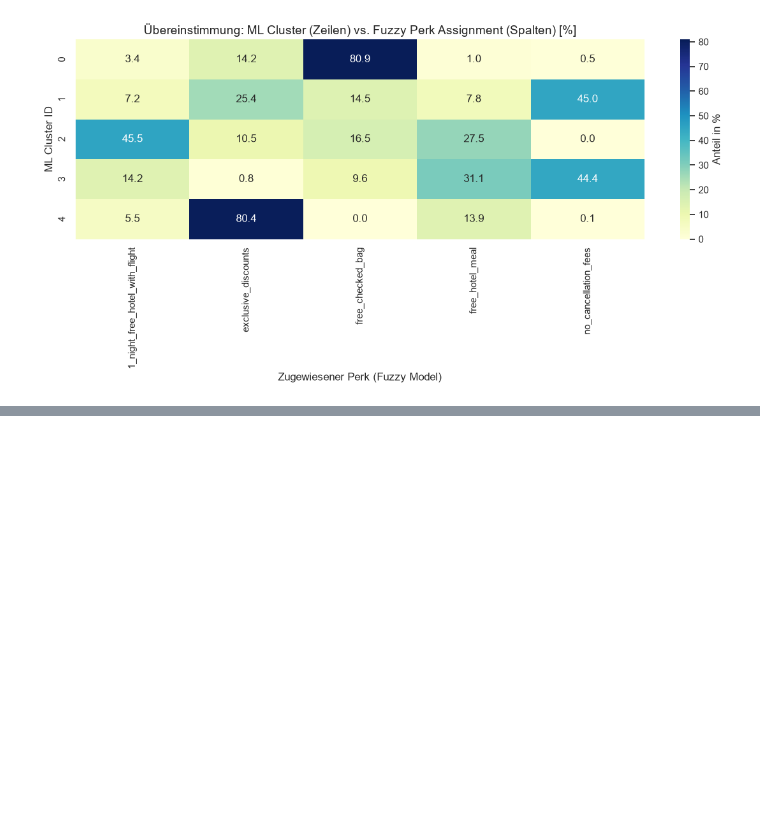
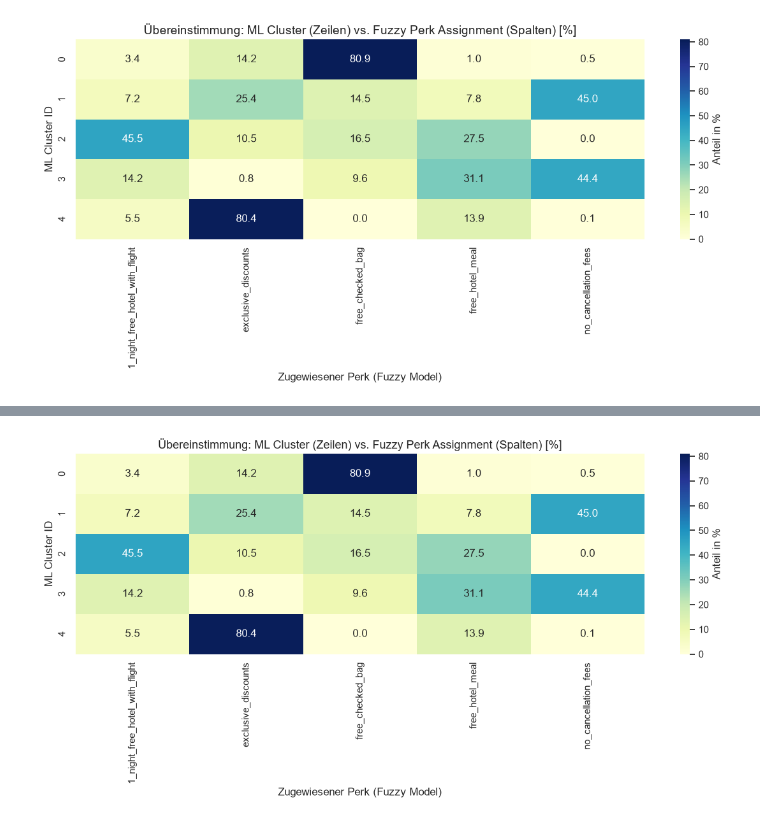
Before and after one commit to thombow-source/travel_tide, a Jupyter notebook: modelling_ml.ipynb, the cells around one changed output, grey strips where cells are left out. Drawn from its saved outputs; the diff is of its cells as text; code cells hidden in the pictures; blank space fills up the shorter version.

```diff
--- a/modelling_ml.ipynb
+++ b/modelling_ml.ipynb
@@ -119,0 +260,26 @@ plt.show()
+# %%
+# Einheitliches Dictionary für Benennung in Visualisierungen
+PERK_NAMES = {
+    'bargain_hunter_index': 'exclusive_discounts',
+    'baggage_index': 'free_checked_bag',
+    'cancellation_index': 'no_cancellation_fees',
+    'meal_index': 'free_hotel_meal',
+    'free_night_index': '1_night_free_hotel_with_flight'
+}
+
+# Heatmap mit sauberen Zeilen-/Spaltenbeschriftungen plotten
+plt.figure(figsize=(12, 6))
+sns.heatmap(
+    ct,
+    annot=True,
+    fmt=".1f",
+    cmap="YlGnBu",
+    cbar_kws={'label': 'Anteil in %'}
+)
+plt.title("Übereinstimmung: ML Cluster (Zeilen) vs. Fuzzy Perk Assignment (Spalten) [%]", fontsize=13)
+plt.xlabel("Zugewiesener Perk (Fuzzy Model)")
+plt.ylabel("ML Cluster ID")
+plt.tight_layout()
+plt.show()
+# %% [output]
+[figure, added]
```
Also changed, not shown: parts of 4 cells of this notebook, 3 other files.
